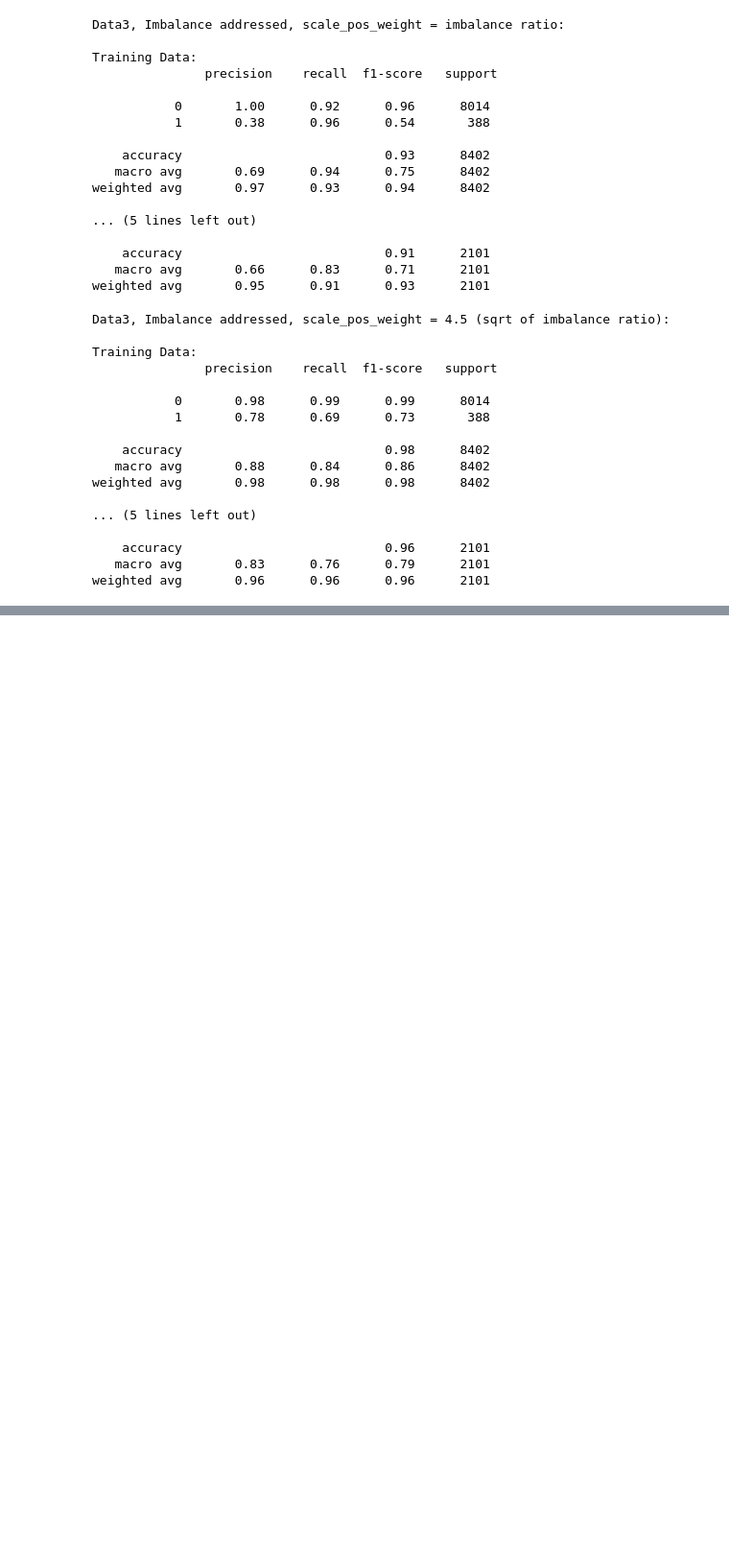
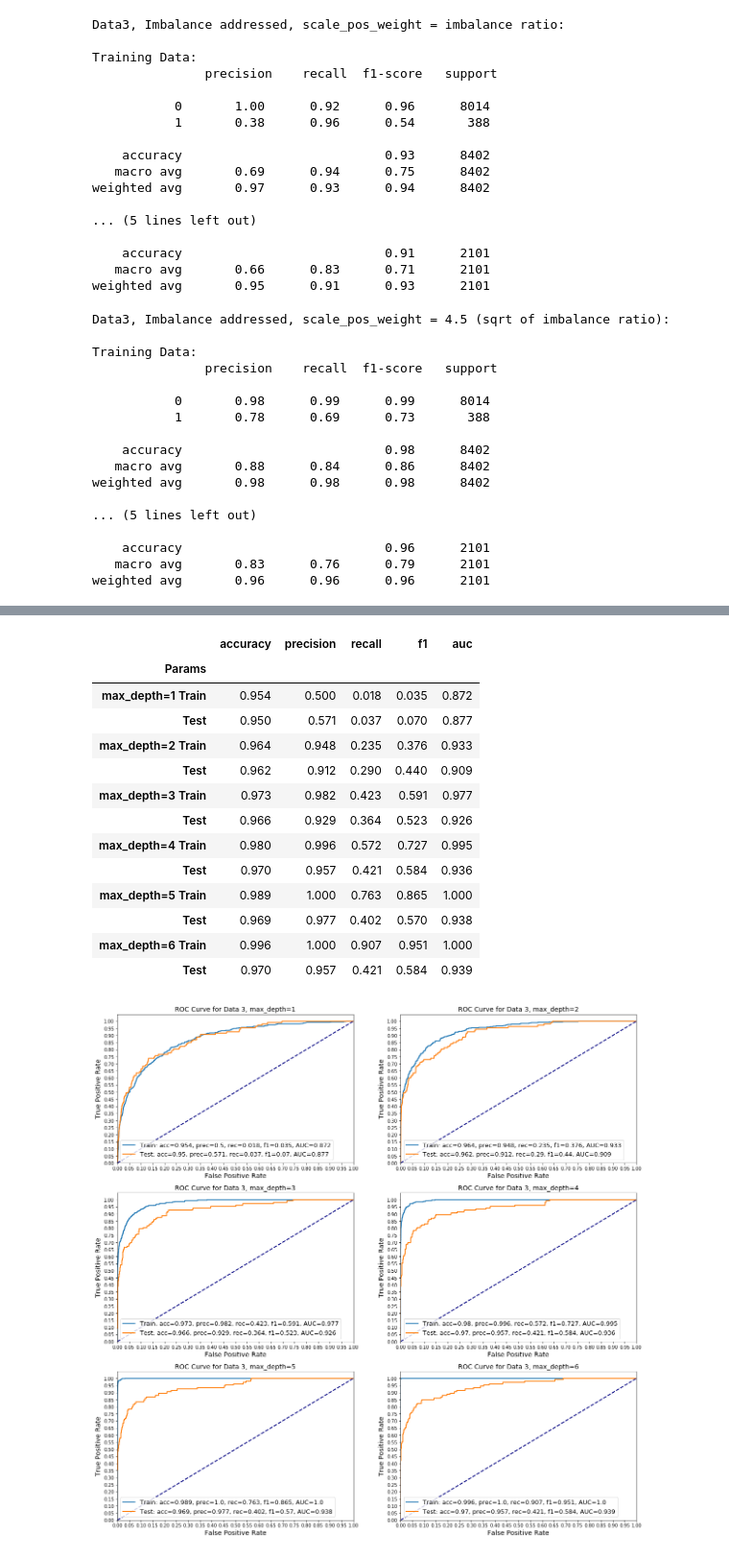
Before and after one commit to kamileyagci/project-bankruptcy-prediction, a Jupyter notebook: anaysis_test.ipynb, the cells around one changed output, grey strips where cells are left out. Shown at 96% size. Cells and saved outputs as stored; diff of their text form; code cells hidden in the pictures; blank space fills up the shorter version.

```diff
--- a/anaysis_test.ipynb
+++ b/anaysis_test.ipynb
@@ -235,6 +174,8 @@ def scan_xgb(dataNumber, X_tr, y_tr, X_te, y_te, xgbParams, scanParam, scanList)
 
     fig, axes = plt.subplots(3, 2, figsize=(20, 20))
     #plt.tight_layout(pad=5)
+
+    model_scores_list = []
 
     for ax, s in zip(axes.flat, scanList):
 
@@ -252,7 +193,6 @@ def scan_xgb(dataNumber, X_tr, y_tr, X_te, y_te, xgbParams, scanParam, scanList)
         recall_train = round(recall_score(y_tr, y_train_pred),3)
         precision_train = round(precision_score(y_tr, y_train_pred),3)
         accuracy_train = round(accuracy_score(y_tr, y_train_pred),3)
-        ax.plot(fpr_train, tpr_train, lw=2, label=f'Train: acc={accuracy_train}, prec={precision_train}, rec={recall_train}, f1={f1_train}, AUC={auc_train}')
 
         y_test_pred = clf.predict(X_te)
         y_test_prob = clf.predict_proba(X_te) #Probability estimates for each class
@@ -262,8 +202,29 @@ def scan_xgb(dataNumber, X_tr, y_tr, X_te, y_te, xgbParams, scanParam, scanList)
         recall_test = round(recall_score(y_te, y_test_pred),3)
         precision_test = round(precision_score(y_te, y_test_pred),3)
         accuracy_test = round(accuracy_score(y_te, y_test_pred),3)
+
+        fit_scores_train = {'Params': f'{scanParam}={s}  Train ',
+                        'accuracy': accuracy_train,
+                        'precision': precision_train,
+                        'recall': recall_train,
+                        'f1': f1_train,
+                        'auc': auc_train
+                       }
+
+        fit_scores_test = {'Params': f'Test',
+                        'accuracy': accuracy_test,
+                        'precision': precision_test,
+                        'recall': recall_test,
+                        'f1': f1_test,
+                        'auc': auc_test
+                       }
+
+        model_scores_list.append(fit_scores_train)
+        model_scores_list.append(fit_scores_test)
+
+
+        ax.plot(fpr_train, tpr_train, lw=2, label=f'Train: acc={accuracy_train}, prec={precision_train}, rec={recall_train}, f1={f1_train}, AUC={auc_train}')
         ax.plot(fpr_test, tpr_test, lw=2, label=f'Test: acc={accuracy_test}, prec={precision_test}, rec={recall_test}, f1={f1_test}, AUC={auc_test}')
-
         ax.plot([0, 1], [0, 1], color='navy', lw=2, linestyle='--')
         ax.set_xlim([0.0, 1.0])
         ax.set_ylim([0.0, 1.05])
@@ -274,7 +235,13 @@ def scan_xgb(dataNumber, X_tr, y_tr, X_te, y_te, xgbParams, scanParam, scanList)
         ax.set_title(f'ROC Curve for Data {dataNumber}, {scanParam}={s}', fontsize=14)
         ax.legend(loc='auto', fontsize=13)
 
+    model_scores_df = pd.DataFrame(model_scores_list)
+    model_scores_df = model_scores_df.set_index('Params')
+    #print(model_scores_df)
+
     plt.savefig(f'figures/ROC_Curve_d{dataNumber}_{scanParam}.png')
+
+    return model_scores_df
 # %%
 xgbParams = {
     'eval_metric': 'logloss',
@@ -290 +271,28 @@ scan_xgb(3, X_train, y_train, X_test, y_test, xgbParams, scanParam, scanList)
 [figure]
+# %%
+xgbParams = {
+    'eval_metric': 'logloss',
+    'random_state': 42
+}
+
+scanParam = 'max_depth'
+
+scanList = [1, 2, 3, 4, 5, 6]
+
+scan_xgb(3, X_train, y_train, X_test, y_test, xgbParams, scanParam, scanList)
+# %% [output]
+|  | accuracy | precision | recall | f1 | auc |
+| Params |  |  |  |  |  |
+| max_depth=1 Train | 0.954 | 0.500 | 0.018 | 0.035 | 0.872 |
+| Test | 0.950 | 0.571 | 0.037 | 0.070 | 0.877 |
+| max_depth=2 Train | 0.964 | 0.948 | 0.235 | 0.376 | 0.933 |
+| Test | 0.962 | 0.912 | 0.290 | 0.440 | 0.909 |
+| max_depth=3 Train | 0.973 | 0.982 | 0.423 | 0.591 | 0.977 |
+| Test | 0.966 | 0.929 | 0.364 | 0.523 | 0.926 |
+| max_depth=4 Train | 0.980 | 0.996 | 0.572 | 0.727 | 0.995 |
+| Test | 0.970 | 0.957 | 0.421 | 0.584 | 0.936 |
+| max_depth=5 Train | 0.989 | 1.000 | 0.763 | 0.865 | 1.000 |
+| Test | 0.969 | 0.977 | 0.402 | 0.570 | 0.938 |
+| max_depth=6 Train | 0.996 | 1.000 | 0.907 | 0.951 | 1.000 |
+| Test | 0.970 | 0.957 | 0.421 | 0.584 | 0.939 |
+[figure, added]
```
Also changed, not shown: parts of 15 cells of this notebook, 7 other files.
